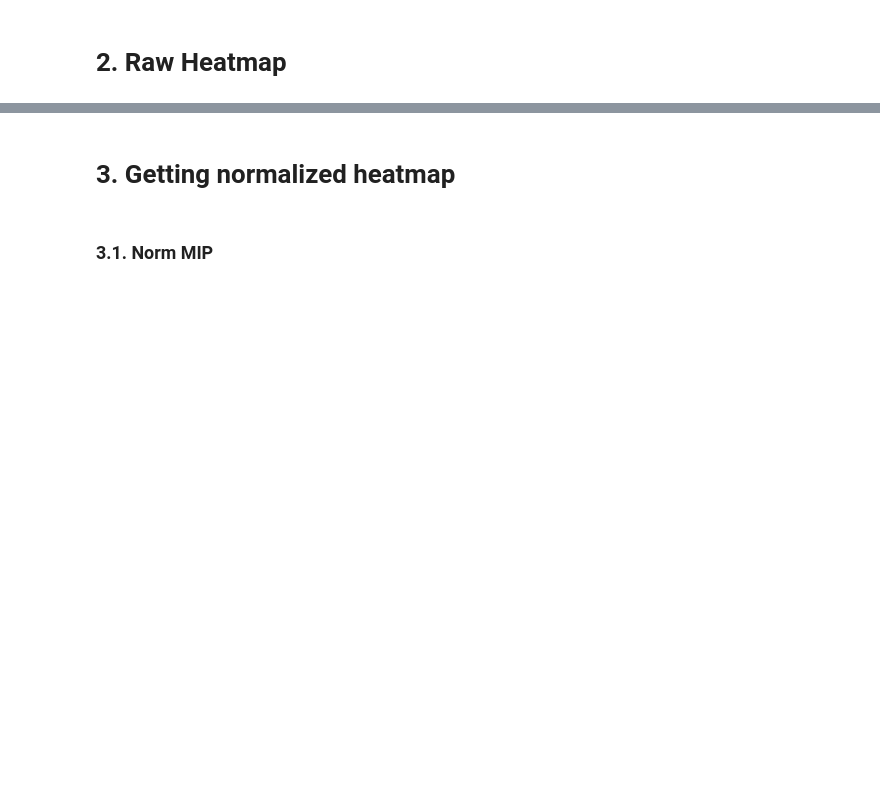
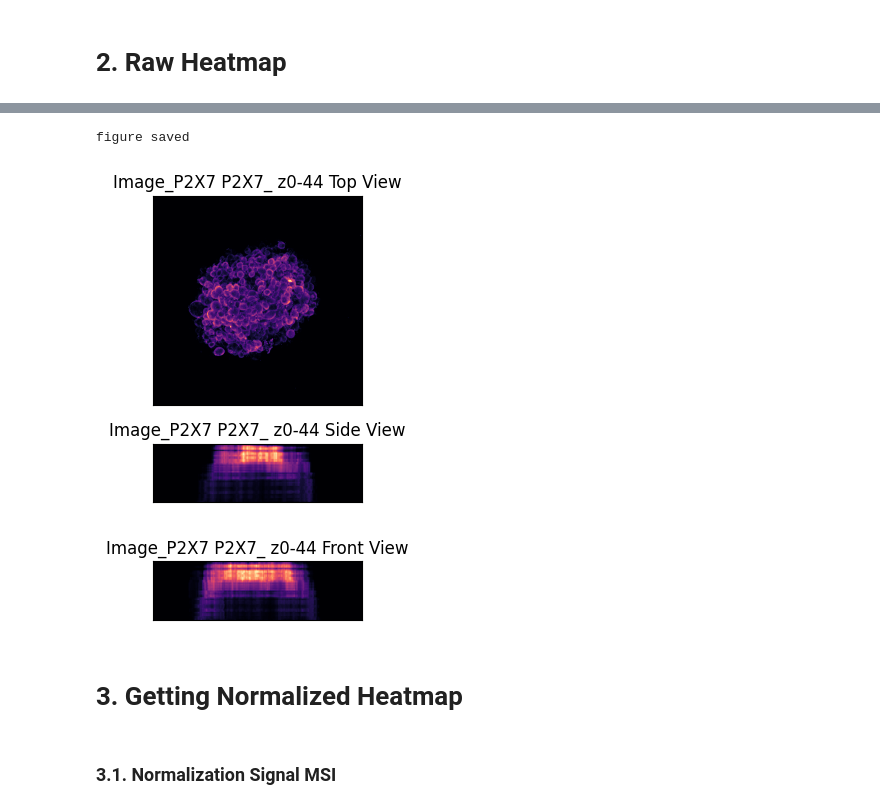
Before and after one commit to AlexSath/prodivis, a Jupyter notebook: scripts/heatmap_workflow.ipynb, the cells around one changed output, grey strips where cells are left out. Saved outputs shown, nothing was run; the diff lists cells and outputs as text; code cells hidden in the pictures; blank space fills up the shorter version.

```diff
--- a/scripts/heatmap_workflow.ipynb
+++ b/scripts/heatmap_workflow.ipynb
@@ -67,8 +79,12 @@ imgs = norm_heatmap.stack(stack_tiffs[zmin:zmax], ['z', 'x', 'y'], 20)
 # %%
-hwt.plot_MIP(imgs, f"{base_dir} {stack_name} z{zmin}-{zmax}", os.path.join(out_dir, f"{base_dir}_{stack_name}_z{zmin}-{zmax}_MIP.png"))
+hwt.plot_MIP(imgs, f"{base_dir} {stack_name} z{zmin}-{zmax}",
+                os.path.join(out_dir, f"{base_dir}_{stack_name}_z{zmin}-{zmax}_HeatMap.pdf"), save_figs)
+# %% [output]
+figure saved
+[figure, added]
 # %% [markdown]
-# 3. Getting normalized heatmap
+# 3. Getting Normalized Heatmap
 # %% [markdown]
-### 3.1. Norm MIP
+### 3.1. Normalization Signal MSI
 # %%
 norm_means = np.array([])
```
Also changed, not shown: parts of 29 cells of this notebook, 5 other files.
